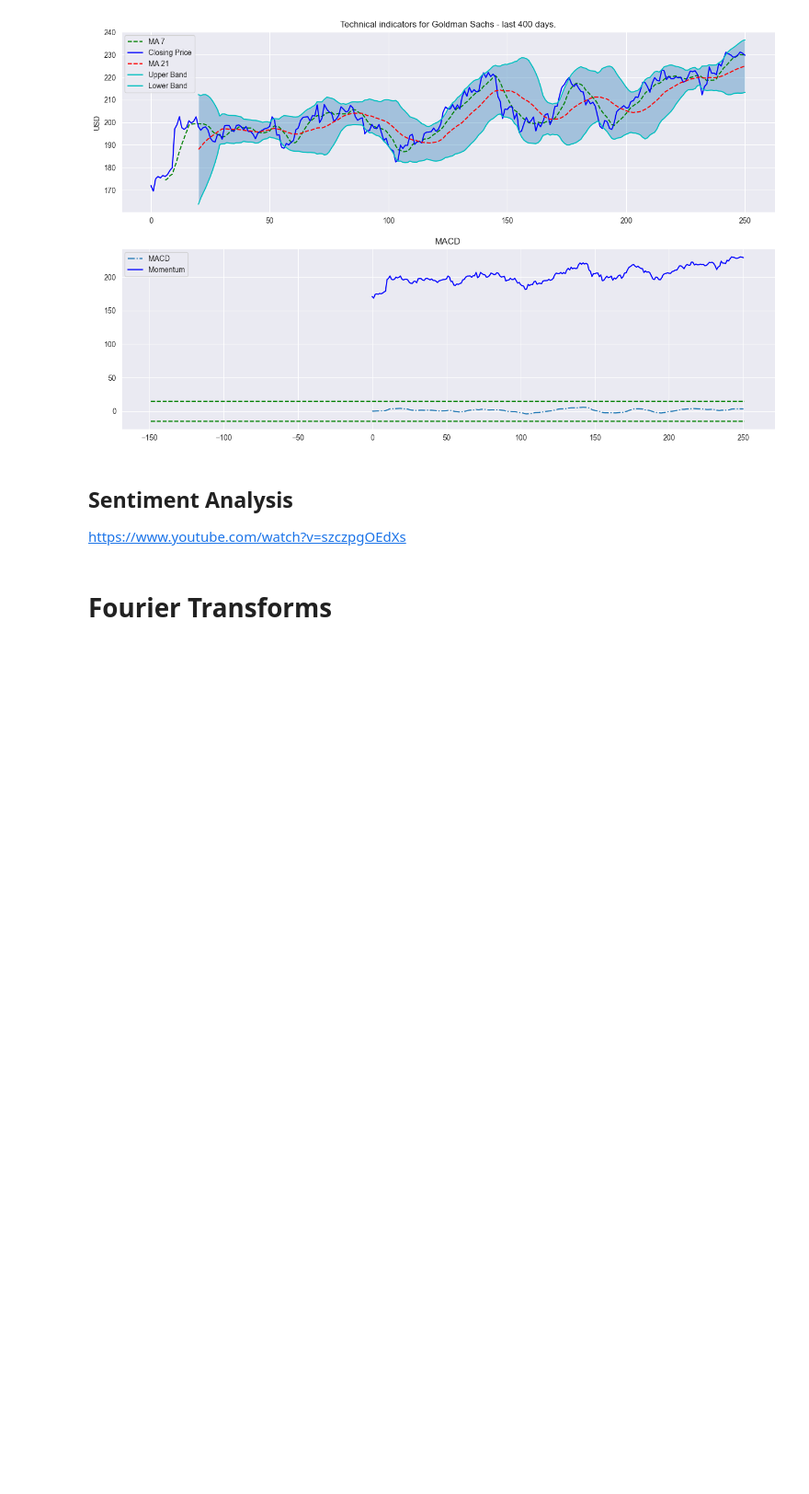
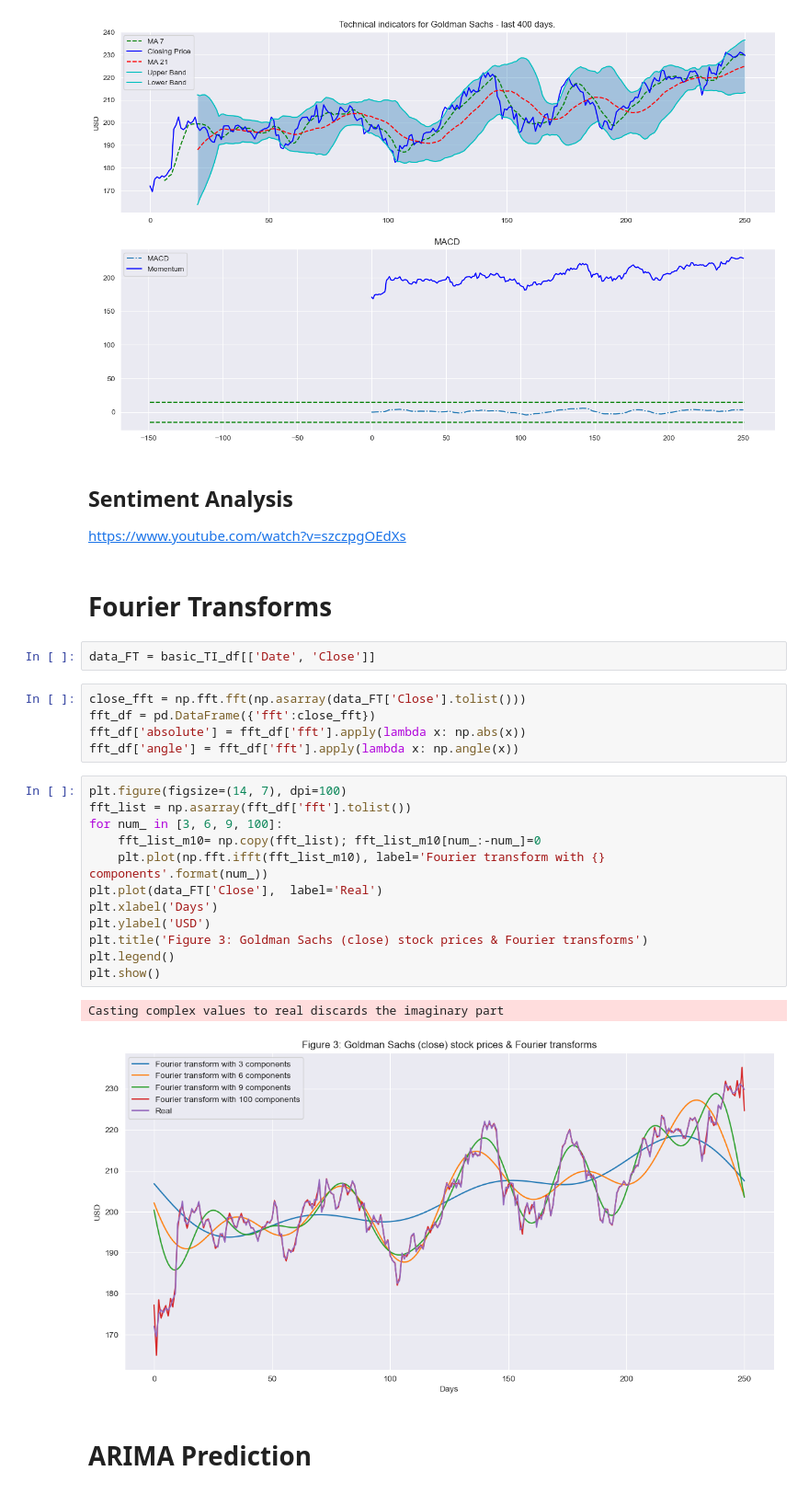
Before and after one commit to aidan-lew/junk-drawer, a Jupyter notebook: the_golden_bullet.ipynb, the cells around one changed output. Shown: that part at 92% size. Cells and saved outputs as stored; diff of their text form; blank space fills up the shorter version.

```diff
--- a/the_golden_bullet.ipynb
+++ b/the_golden_bullet.ipynb
@@ -215,3 +215,27 @@ plot_technical_indicators(basic_TI_df, 400)
 https://www.youtube.com/watch?v=szczpgOEdXs
 # %% [markdown]
 # Fourier Transforms
+# %%
+data_FT = basic_TI_df[['Date', 'Close']]
+# %%
+close_fft = np.fft.fft(np.asarray(data_FT['Close'].tolist()))
+fft_df = pd.DataFrame({'fft':close_fft})
+fft_df['absolute'] = fft_df['fft'].apply(lambda x: np.abs(x))
+fft_df['angle'] = fft_df['fft'].apply(lambda x: np.angle(x))
+# %%
+plt.figure(figsize=(14, 7), dpi=100)
+fft_list = np.asarray(fft_df['fft'].tolist())
+for num_ in [3, 6, 9, 100]:
+    fft_list_m10= np.copy(fft_list); fft_list_m10[num_:-num_]=0
+    plt.plot(np.fft.ifft(fft_list_m10), label='Fourier transform with {} components'.format(num_))
+plt.plot(data_FT['Close'],  label='Real')
+plt.xlabel('Days')
+plt.ylabel('USD')
+plt.title('Figure 3: Goldman Sachs (close) stock prices & Fourier transforms')
+plt.legend()
+plt.show()
+# %% [output]
+Casting complex values to real discards the imaginary part
+[figure, added]
+# %% [markdown]
+# ARIMA Prediction
```
Also changed, not shown: parts of 6 cells of this notebook.
